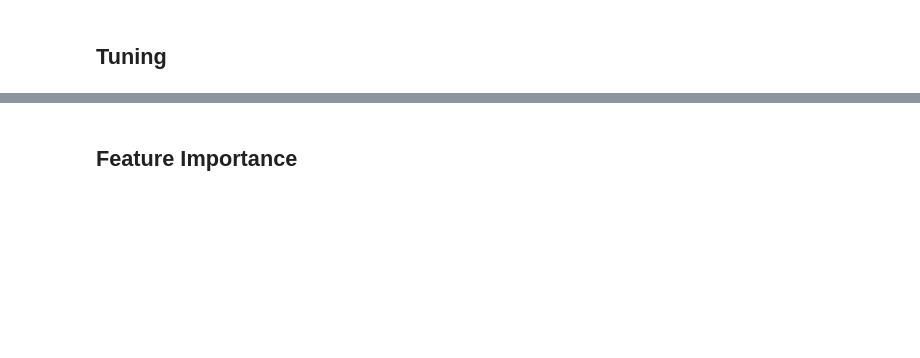
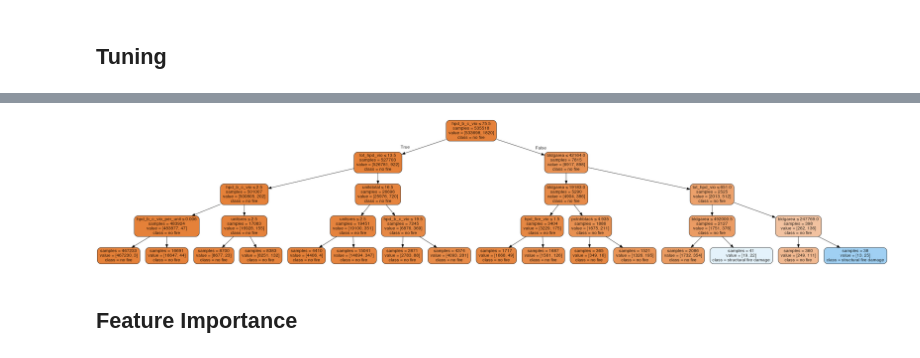
Before and after one commit to KaiElwood/machine-learning-final, a Jupyter notebook: code/03_analysis_bbl.ipynb, the cells around one changed output, grey strips where cells are left out. Drawn from its saved outputs; the diff is of its cells as text; code cells hidden in the pictures; blank space fills up the shorter version.

```diff
--- a/code/03_analysis_bbl.ipynb
+++ b/code/03_analysis_bbl.ipynb
@@ -210,3 +217,22 @@ fig.savefig(os.join(plots, 'auc_precision_recall.png'))
+# %%
+from sklearn import tree
+from IPython.display import Image
+import pydotplus
+
+# visualize the tree
+dt = DecisionTreeClassifier(max_depth= rs.best_params_['max_depth'])
+dt.fit(X_train, y_train)
+
+thestring = tree.export_graphviz(dt, out_file=None,
+                         feature_names=X_train.columns.values,
+                         class_names=['no fire','structural fire damage'],
+                         filled=True, rounded=True,
+                         special_characters=True,impurity=False).replace(" ;\n}", " ;}")
+graph = pydotplus.graph_from_dot_data(thestring);
+graph.write_png(os.join(plots,'num_fire_ev_dt_bbl.png'))
+Image(graph.create_png())
+# %% [output]
+[figure, added]
 # %% [markdown]
 ## Feature Importance
 # %%
```
Also changed, not shown: parts of 23 cells of this notebook, 5 other files.
